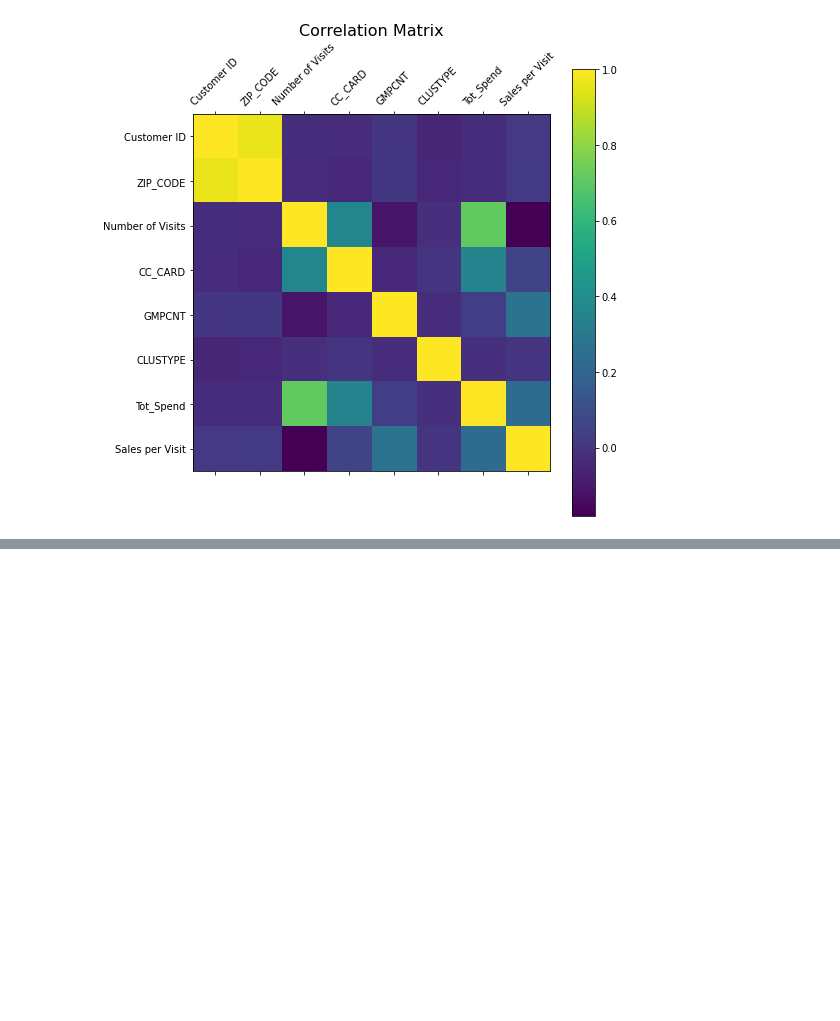
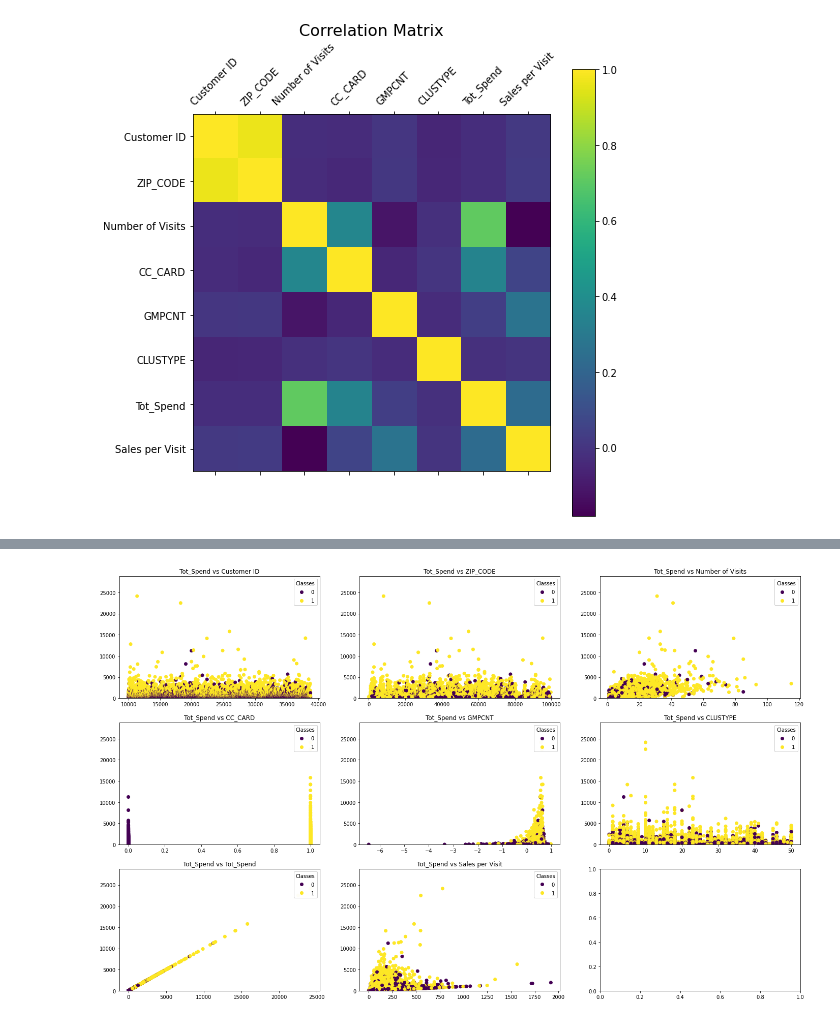
Before and after one commit to JoannaNegrete/visualizations, a Jupyter notebook: PandasVisualizationsQuickRefrerence.ipynb, the cells around one changed output, grey strips where cells are left out. Saved outputs shown, nothing was run; the diff lists cells and outputs as text; code cells hidden in the pictures; blank space fills up the shorter version.

```diff
--- a/PandasVisualizationsQuickRefrerence.ipynb
+++ b/PandasVisualizationsQuickRefrerence.ipynb
@@ -59,0 +100,35 @@ multiple_hist(df)
+# %%
+def df_scatter_plots(df, y_col, hue_col=None):
+    import math
+    # collect variable names
+    vnames = df.columns
+    vcount = len(vnames)
+
+    # determine required rows and columns for visualizations
+    column_count = 3
+    row_count = math.ceil(vcount / column_count)
+
+    # configure figure layout
+    fig, ax = plt.subplots(row_count, column_count, figsize =(column_count * 8, row_count * 5))
+
+    # visualize distribution of each variable
+    for k in range(0, vcount):
+
+        # determine row & col position
+        col = k % column_count
+        row = int(k / column_count)
+
+        # set figure at row & col position
+        if hue_col is None:
+            ax[row][col].scatter(x = df[vnames[k]], y=df[y_col])
+        else:
+            scatter = ax[row][col].scatter(x = df[vnames[k]], y=df[y_col], c=df[hue_col], label=vnames[k])
+            # produce a legend with the unique colors from the scatter
+            legend = ax[row][col].legend(*scatter.legend_elements(), loc="upper right", title="Classes")
+            ax[row][col].add_artist(legend)
+        ax[row][col].set_ylim(0,df.shape[0]) # set y
+        ax[row][col].title.set_text('{} vs {}'.format(y_col, vnames[k]))
+# %%
+df_scatter_plots(df, 'Tot_Spend', 'CC_CARD')
+# %% [output]
+[figure, added]
```
Also changed, not shown: parts of 6 cells of this notebook.
